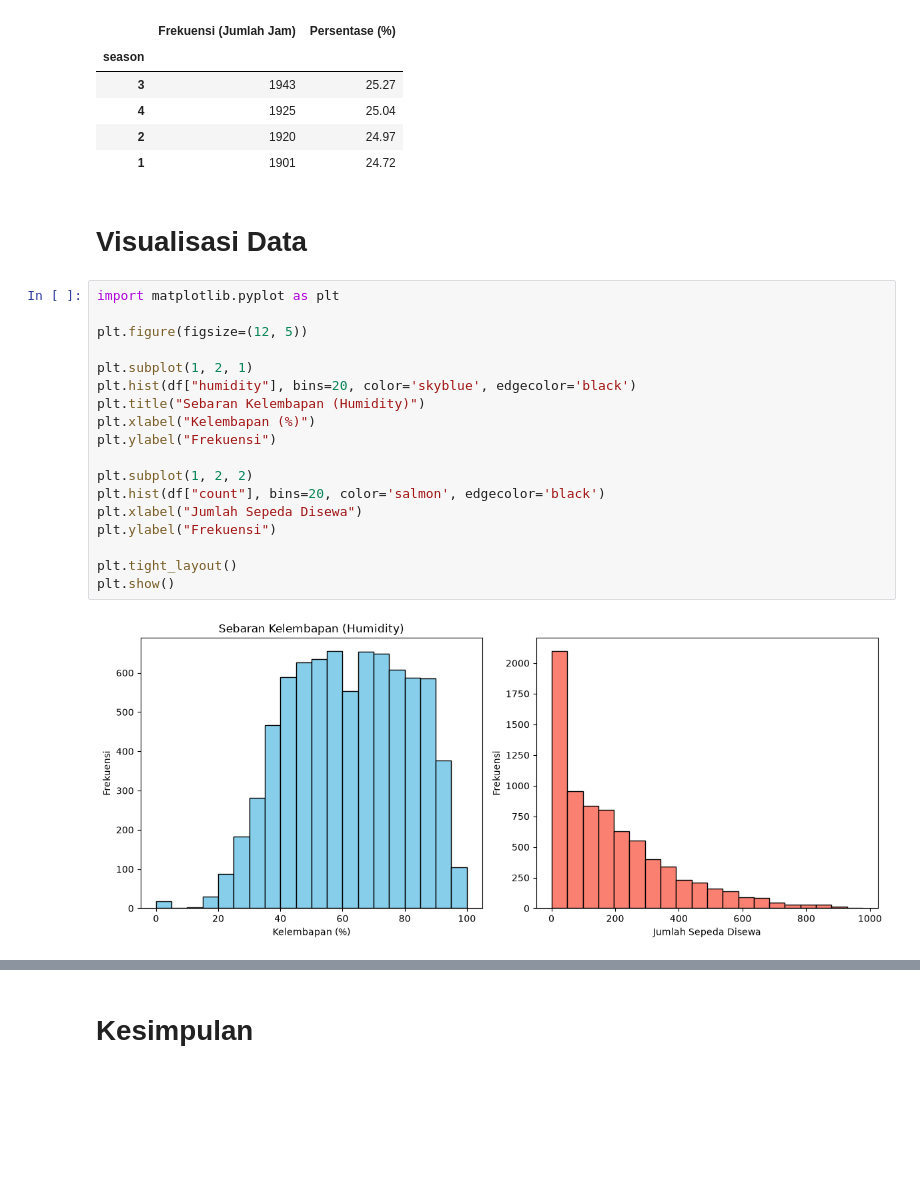
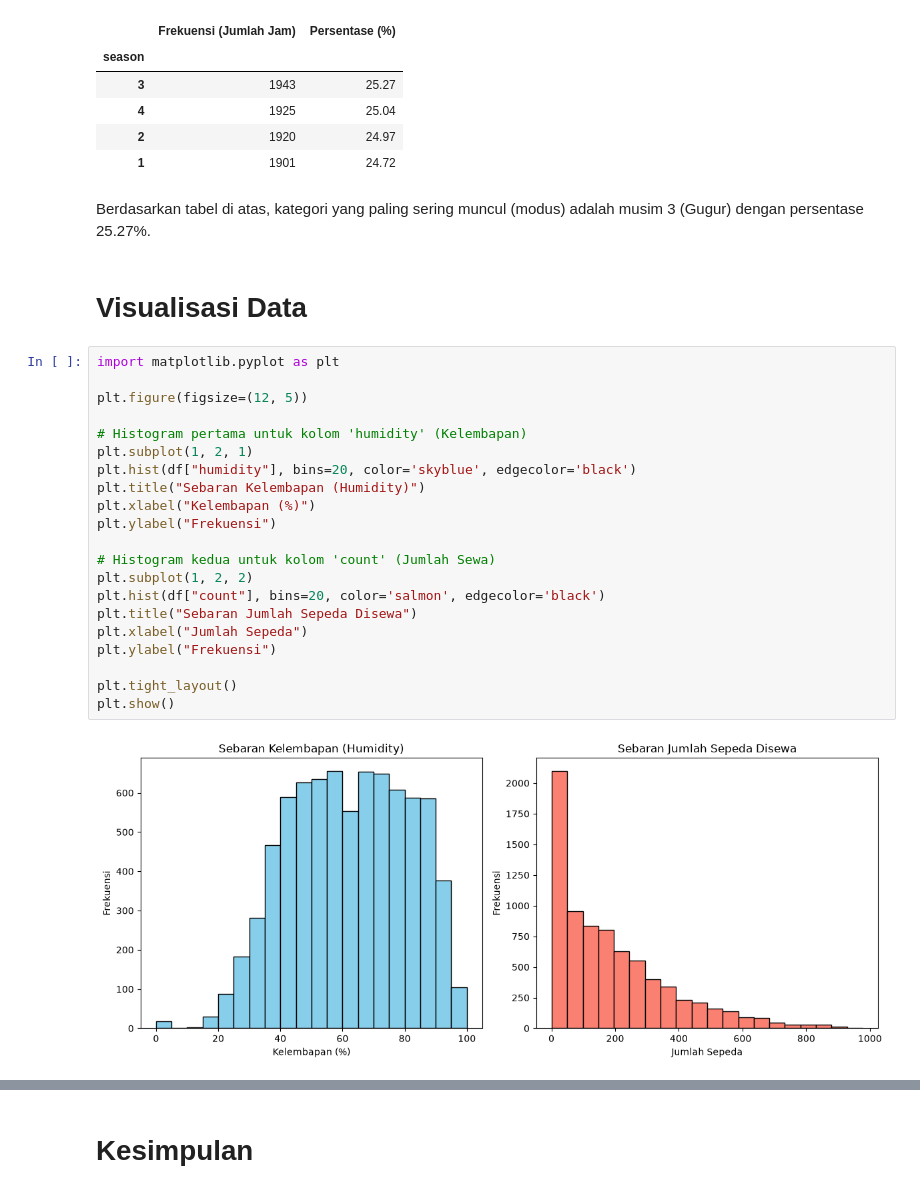
Before and after one commit to putragame45/proyek1-eda-kelompok-2, a Jupyter notebook: Kelompok_2.ipynb, the cells around one changed output, grey strips where cells are left out. Saved outputs shown, nothing was run; the diff lists cells and outputs as text; blank space fills up the shorter version.

```diff
--- a/Kelompok_2.ipynb
+++ b/Kelompok_2.ipynb
@@ -166,25 +200,30 @@ Ringkasan Variabel Kategorik: Musim (Season)
 | 4 | 1925 | 25.04 |
 | 2 | 1920 | 24.97 |
 | 1 | 1901 | 24.72 |
+# %% [markdown]
+Berdasarkan tabel di atas, kategori yang paling sering muncul (modus) adalah musim 3 (Gugur) dengan persentase 25.27%.
 # %% [markdown]
 # Visualisasi Data
 # %%
 import matplotlib.pyplot as plt
 
 plt.figure(figsize=(12, 5))
 
+# Histogram pertama untuk kolom 'humidity' (Kelembapan)
 plt.subplot(1, 2, 1)
 plt.hist(df["humidity"], bins=20, color='skyblue', edgecolor='black')
 plt.title("Sebaran Kelembapan (Humidity)")
 plt.xlabel("Kelembapan (%)")
 plt.ylabel("Frekuensi")
 
+# Histogram kedua untuk kolom 'count' (Jumlah Sewa)
 plt.subplot(1, 2, 2)
 plt.hist(df["count"], bins=20, color='salmon', edgecolor='black')
-plt.xlabel("Jumlah Sepeda Disewa")
+plt.title("Sebaran Jumlah Sepeda Disewa")
+plt.xlabel("Jumlah Sepeda")
 plt.ylabel("Frekuensi")
 
 plt.tight_layout()
 plt.show()
 # %% [output]
-[figure, old version]
+[figure, new version]
```
Also changed, not shown: parts of 17 cells of this notebook.
